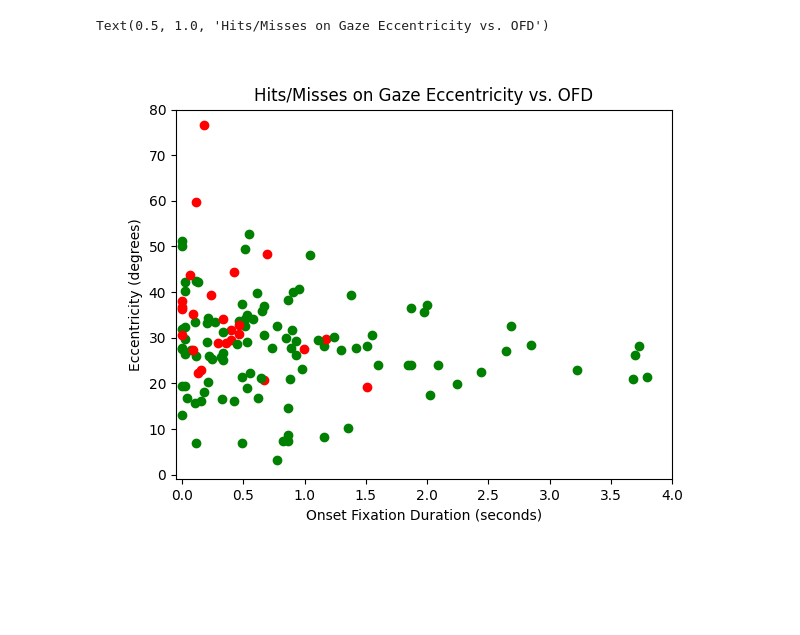
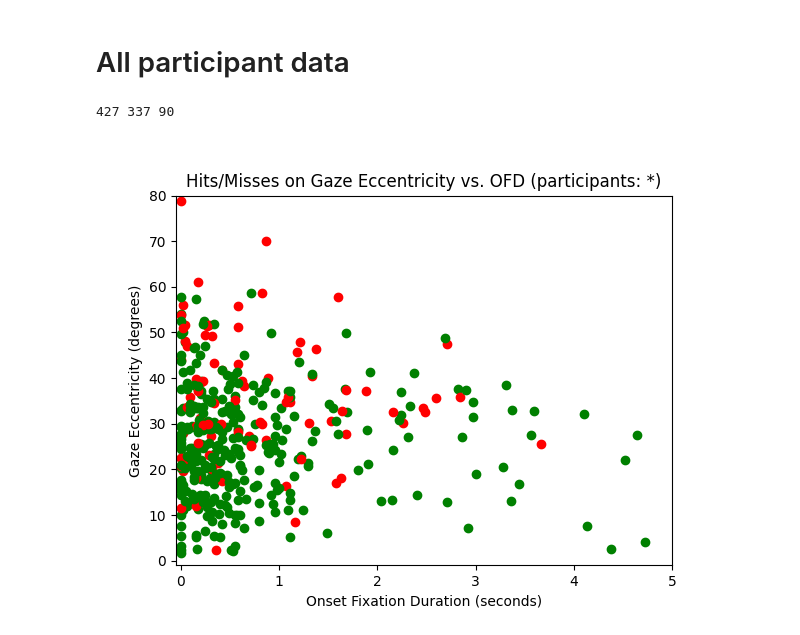
Before and after one commit to HARPLab/dreyevr_recording_analyzer, a Jupyter notebook: periph_subject_analyser.ipynb, the cells around one changed output. Saved outputs shown, nothing was run; the diff lists cells and outputs as text; code cells hidden in the pictures; blank space fills up the shorter version.

```diff
--- a/periph_subject_analyser.ipynb
+++ b/periph_subject_analyser.ipynb
@@ -5,28 +6,49 @@ import pickle as pkl
 # %%
 %matplotlib ipympl
+# %%
+# settings for which files to parse
+bIgnoreLeadingMisses = True
+# %% [markdown]
+# All participant data
 # %%
 # insert subject name here:
 subject_name="*"
-graph_data_files = glob.glob('temp_data/'+subject_name+'*OFDvEcc.*')
+if bIgnoreLeadingMisses:
+    graph_data_files = glob.glob('temp_data/no_leading_misses/'+subject_name+'*OFDvEcc.*')
+else:
+    graph_data_files = glob.glob('temp_data/all_leading_misses/'+subject_name+'*OFDvEcc.*')
 # %%
 fig, ax = plt.subplots()
+
+total_targets = 0
+hits = 0
+misses = 0
 
 for filename in graph_data_files:
     # laod the data, and add to plot
     with open(filename, 'rb') as f:
         graph_data_tuples = pkl.load(f)
-    for i in range(int(len(graph_data_tuples)/3)):
-        OFD = graph_data_tuples[3*i]
-        eccentricity = graph_data_tuples[3*i+1]
-        response = graph_data_tuples[3*i+2]
+    num_entries = 5
+    for i in range(int(len(graph_data_tuples)/num_entries)):
+        OFD = graph_data_tuples[num_entries*i]
+        eccentricity = graph_data_tuples[num_entries*i+1]
+        response = graph_data_tuples[num_entries*i+2]
+        pitch = graph_data_tuples[num_entries*i+3]
+        yaw = graph_data_tuples[num_entries*i+4]
         ax.scatter(OFD, eccentricity, c='r' if response else 'g')
+        total_targets +=1
+        if response:
+            misses += 1
+        else:
+            hits += 1
 
 ax.set_ylim(-1, 80)
-ax.set_xlim(-0.05, 4)
+ax.set_xlim(-0.05, 5)
 ax.set_xlabel("Onset Fixation Duration (seconds)")
-ax.set_ylabel("Eccentricity (degrees)")
+ax.set_ylabel("Gaze Eccentricity (degrees)")
 
-ax.set_title("Hits/Misses on Gaze Eccentricity vs. OFD")
+ax.set_title("Hits/Misses on Gaze Eccentricity vs. OFD (participants: {})".format(subject_name))
+print( total_targets, hits, misses)
 # %% [output]
-Text(0.5, 1.0, 'Hits/Misses on Gaze Eccentricity vs. OFD')
+427 337 90
-[figure, old version]
+[figure, new version]
```
Also changed, not shown: parts of 8 cells of this notebook, 2 other files.
